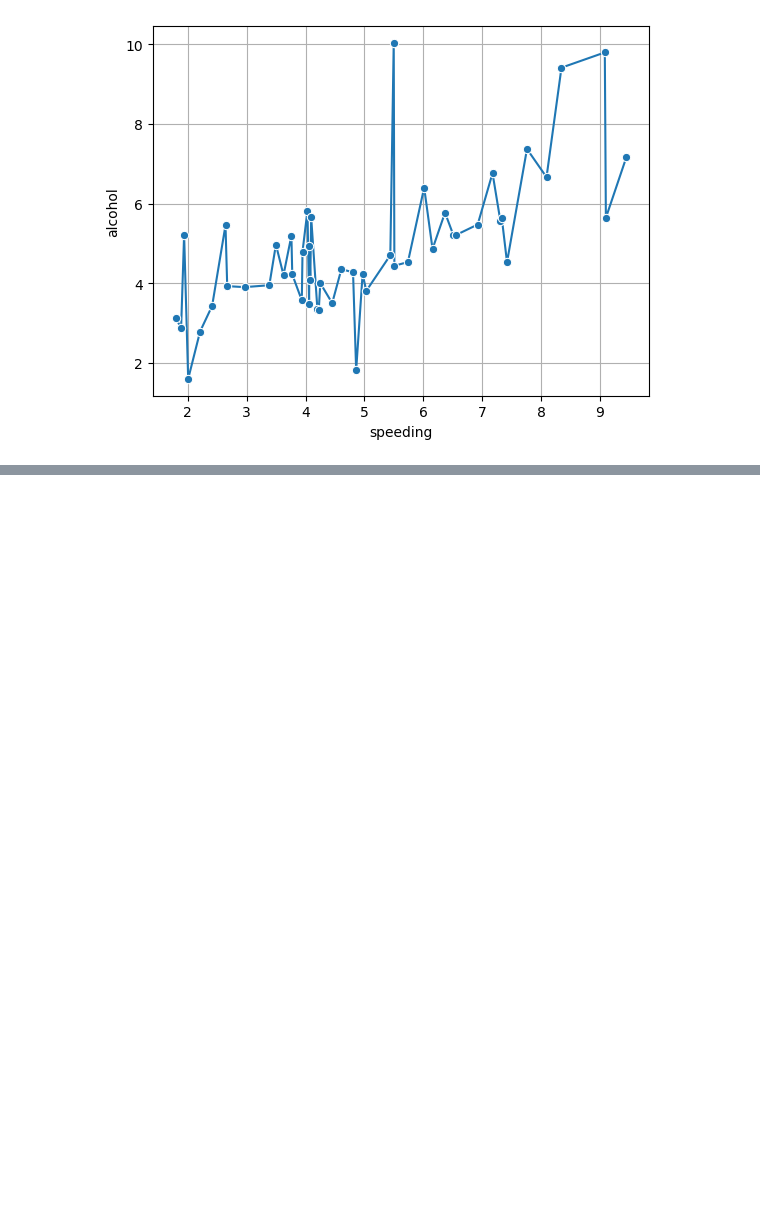
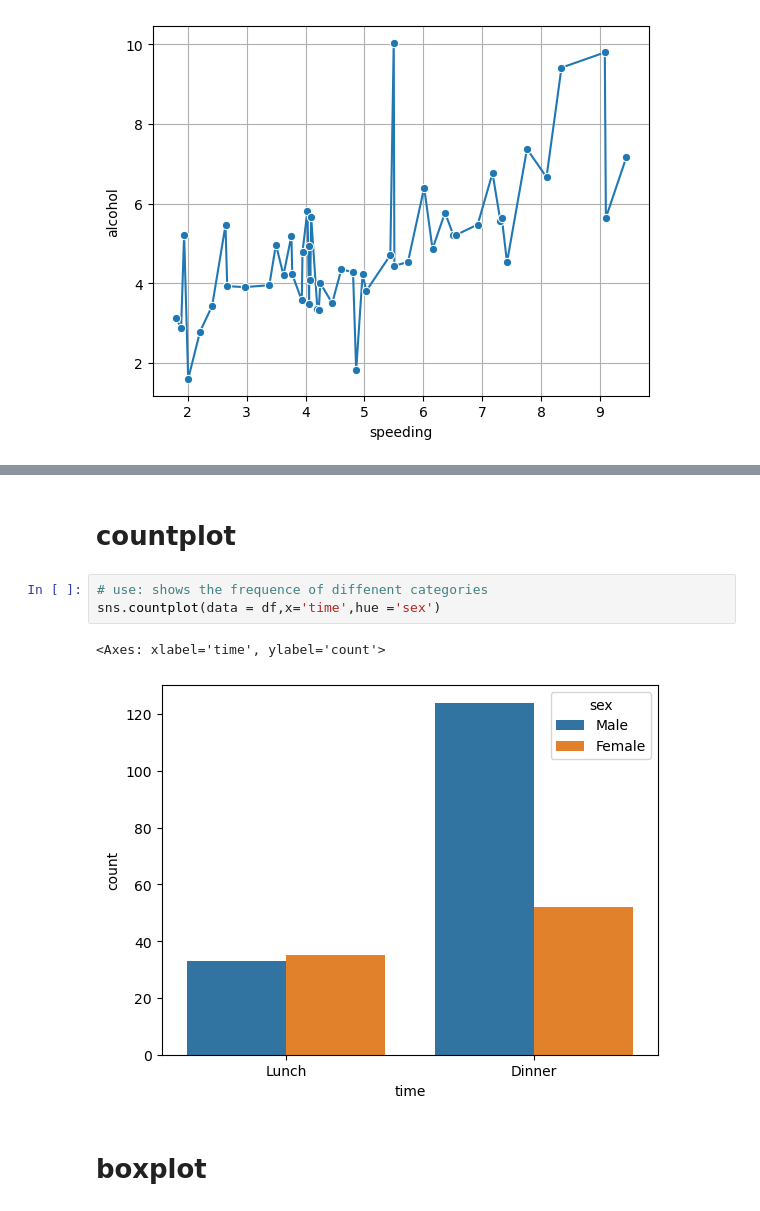
Before and after one commit to Shivacharan16/Data-Analytics-, a Jupyter notebook: seanborn.ipynb, the cells around one changed output, grey strips where cells are left out. Saved outputs shown, nothing was run; the diff lists cells and outputs as text; blank space fills up the shorter version.

```diff
--- a/seanborn.ipynb
+++ b/seanborn.ipynb
@@ -157,0 +203,10 @@ plt.grid()
+# %% [markdown]
+# countplot
+# %%
+# use: shows the frequence of diffenent categories
+sns.countplot(data = df,x='time',hue ='sex')
+# %% [output]
+<Axes: xlabel='time', ylabel='count'>
+[figure, added]
+# %% [markdown]
+# boxplot
```
Also changed, not shown: parts of 23 cells of this notebook.
